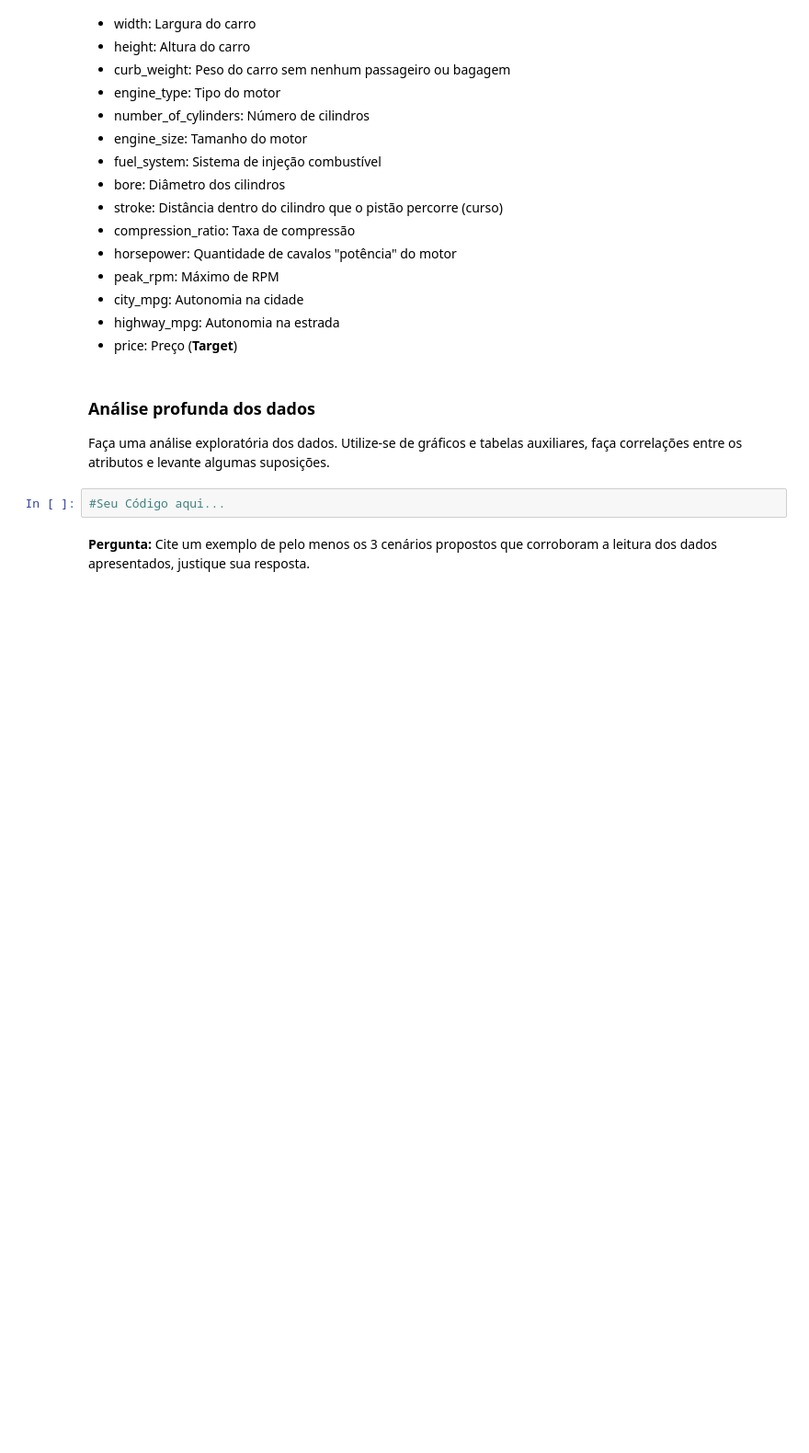
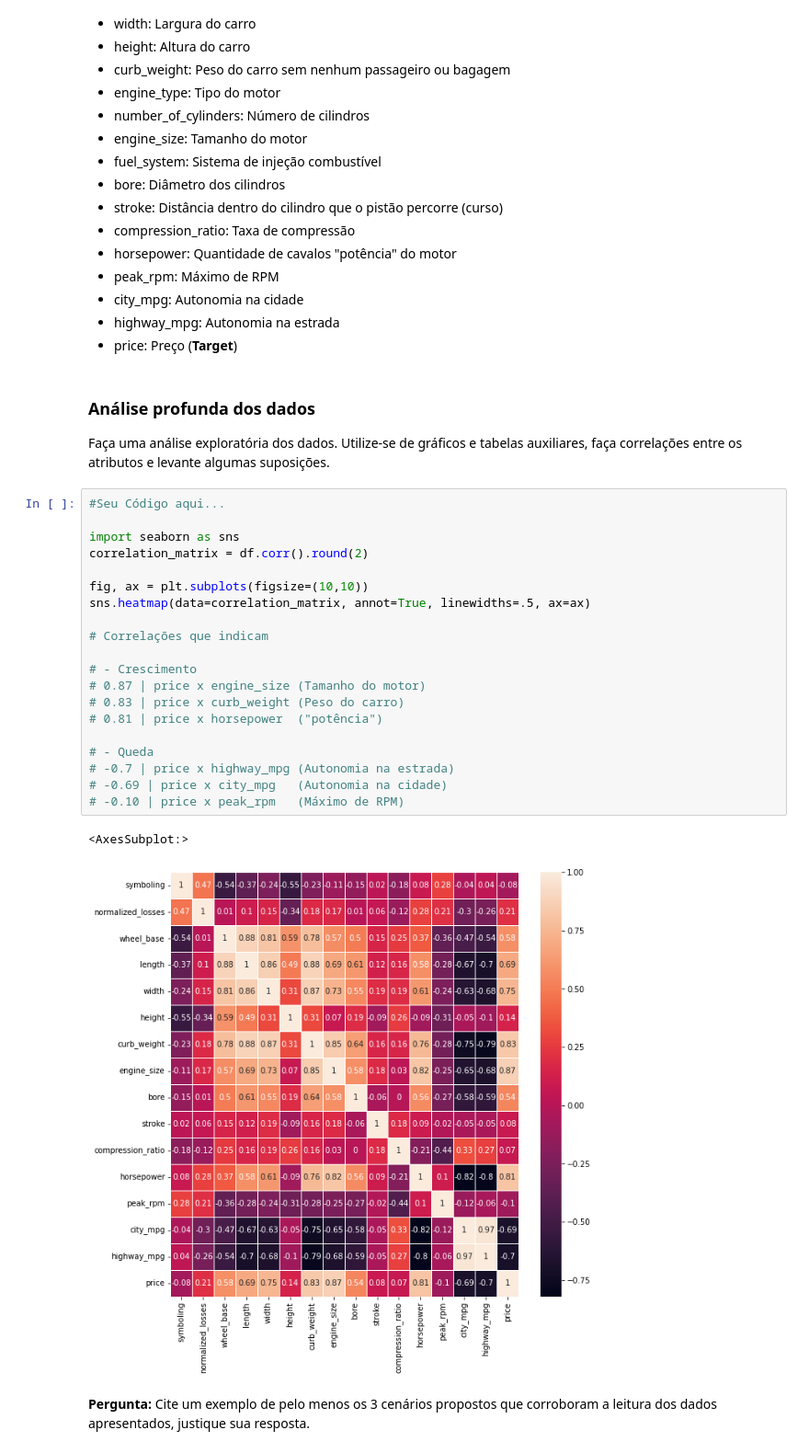
Before and after one commit to douglaslb/machine-learning-nac, a Jupyter notebook: base-proj.ipynb, the cells around one changed output. Shown: that part at 92% size. Cells and saved outputs as stored; diff of their text form; blank space fills up the shorter version.

```diff
--- a/base-proj.ipynb
+++ b/base-proj.ipynb
@@ -115,8 +111,29 @@ Exemplo:
 ### Análise profunda dos dados
 
 Faça uma análise exploratória dos dados. Utilize-se de gráficos e tabelas auxiliares, faça correlações entre os atributos e levante algumas suposições.
-# %%
-#Seu Código aqui...
+# %%
+#Seu Código aqui...
+
+import seaborn as sns
+correlation_matrix = df.corr().round(2)
+
+fig, ax = plt.subplots(figsize=(10,10))
+sns.heatmap(data=correlation_matrix, annot=True, linewidths=.5, ax=ax)
+
+# Correlações que indicam
+
+# - Crescimento
+# 0.87 | price x engine_size (Tamanho do motor)
+# 0.83 | price x curb_weight (Peso do carro)
+# 0.81 | price x horsepower  ("potência")
+
+# - Queda
+# -0.7 | price x highway_mpg (Autonomia na estrada)
+# -0.69 | price x city_mpg   (Autonomia na cidade)
+# -0.10 | price x peak_rpm   (Máximo de RPM)
+# %% [output]
+<AxesSubplot:>
+[figure, added]
 # %% [markdown]
 **Pergunta:** Cite um exemplo de pelo menos os 3 cenários propostos que corroboram a leitura dos dados apresentados, justique sua resposta.
 # %% [markdown]
```
Also changed, not shown: parts of 2 cells of this notebook.
